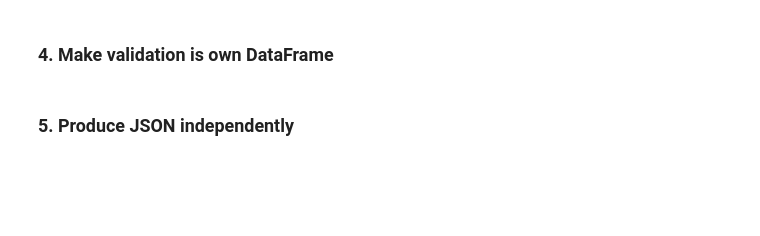
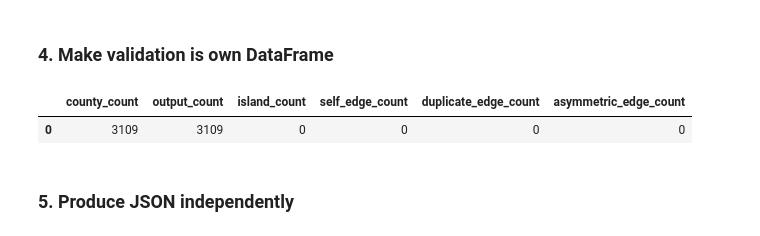
Before and after one commit to sralter/spatial_practice, a Jupyter notebook: sp.ipynb, the cells around one changed output. Cells and saved outputs as stored; diff of their text form; code cells hidden in the pictures; blank space fills up the shorter version.

```diff
--- a/sp.ipynb
+++ b/sp.ipynb
@@ -44,15 +44,11 @@ ax.set_axis_off()
 # %%
 # counties polygon data from census TIGER/Line shapefiles
 
-counties_original = gdf.read_parquet('data/us_county_population_with_geometry.parquet')
+counties_original = gpd.read_parquet('data/us_county_population_with_geometry.parquet')
 for state in ['Alaska', 'Hawaii', 'Puerto Rico']:
     counties_original = counties_original[counties_original['state_name'] != state]
 
 counties = counties_original.to_crs('EPSG:5070')
-
-assert counties.crs is not None, "counties has no CRS"
-assert counties.crs.to_epsg() == 5070, \
-    f"Expected EPSG:5070, got {counties.crs}"
 
 ax = counties.plot(
     column='pop_2024',
@@ -383,34 +455,37 @@ select
             from directed_edges
             group by focal_fips, neighbor_fips
             having count(*) > 1
         )
     ) as duplicate_edge_count,
 
     (
         select count(*)
         from directed_edges a
         left join directed_edges b
             on a.focal_fips = b.neighbor_fips
            and a.neighbor_fips = b.focal_fips
         where b.focal_fips is null
     ) as asymmetric_edge_count;
 """).df()
 
-print(validation_df)
+display(validation_df)
 
 v = validation_df.iloc[0]
 
 assert v["county_count"] == v["output_count"], \
     "Some counties disappeared from neighbor_lists"
 
 assert v["self_edge_count"] == 0, \
     "Self-neighbor relationships detected"
 
 assert v["duplicate_edge_count"] == 0, \
     "Duplicate neighbor relationships detected"
 
 assert v["asymmetric_edge_count"] == 0, \
     "Neighbor graph is not symmetric"
+# %% [output]
+|  | county_count | output_count | island_count | self_edge_count | duplicate_edge_count | asymmetric_edge_count |
+| 0 | 3109 | 3109 | 0 | 0 | 0 | 0 |
 # %% [markdown]
 ### 5. Produce JSON independently
 # %%
```
Also changed, not shown: parts of 17 cells of this notebook.
